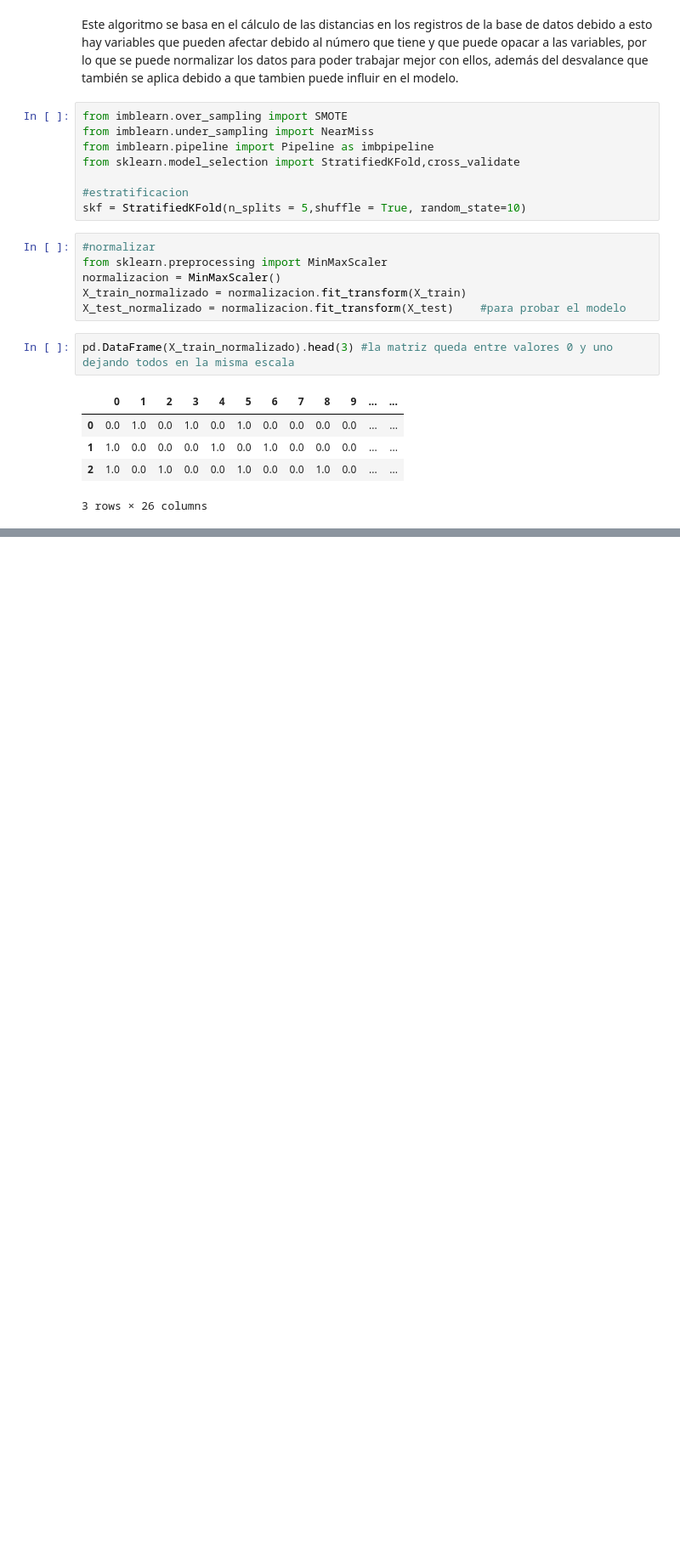
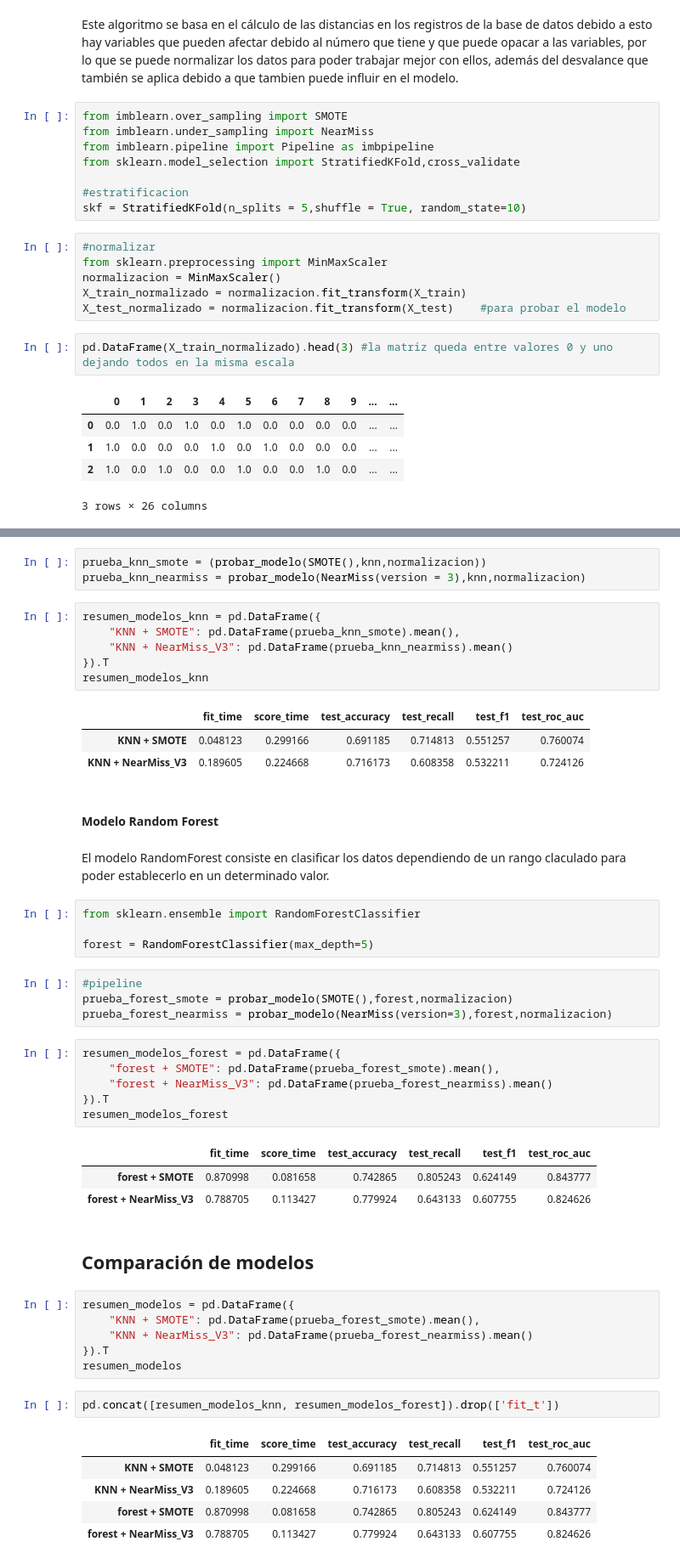
Before and after one commit to marmalux/Telecom-X-Machine-Learning, a Jupyter notebook: Churn_de_clientes_Telecom_X.ipynb, the cells around one changed output, grey strips where cells are left out. Shown at 85% size. Saved outputs shown, nothing was run; the diff lists cells and outputs as text; blank space fills up the shorter version.

```diff
--- a/Churn_de_clientes_Telecom_X.ipynb
+++ b/Churn_de_clientes_Telecom_X.ipynb
@@ -306,0 +306,51 @@ np.float64(0.759631481860062)
+# %%
+prueba_knn_smote = (probar_modelo(SMOTE(),knn,normalizacion))
+prueba_knn_nearmiss = probar_modelo(NearMiss(version = 3),knn,normalizacion)
+# %%
+resumen_modelos_knn = pd.DataFrame({
+    "KNN + SMOTE": pd.DataFrame(prueba_knn_smote).mean(),
+    "KNN + NearMiss_V3": pd.DataFrame(prueba_knn_nearmiss).mean()
+}).T
+resumen_modelos_knn
+# %% [output]
+|  | fit_time | score_time | test_accuracy | test_recall | test_f1 | test_roc_auc |
+| KNN + SMOTE | 0.048123 | 0.299166 | 0.691185 | 0.714813 | 0.551257 | 0.760074 |
+| KNN + NearMiss_V3 | 0.189605 | 0.224668 | 0.716173 | 0.608358 | 0.532211 | 0.724126 |
+# %% [markdown]
+#### Modelo Random Forest
+# %% [markdown]
+El modelo RandomForest consiste en clasificar los datos dependiendo de un rango claculado para poder establecerlo en un determinado valor.
+# %%
+from sklearn.ensemble import RandomForestClassifier
+
+forest = RandomForestClassifier(max_depth=5)
+# %%
+#pipeline
+prueba_forest_smote = probar_modelo(SMOTE(),forest,normalizacion)
+prueba_forest_nearmiss = probar_modelo(NearMiss(version=3),forest,normalizacion)
+# %%
+resumen_modelos_forest = pd.DataFrame({
+    "forest + SMOTE": pd.DataFrame(prueba_forest_smote).mean(),
+    "forest + NearMiss_V3": pd.DataFrame(prueba_forest_nearmiss).mean()
+}).T
+resumen_modelos_forest
+# %% [output]
+|  | fit_time | score_time | test_accuracy | test_recall | test_f1 | test_roc_auc |
+| forest + SMOTE | 0.870998 | 0.081658 | 0.742865 | 0.805243 | 0.624149 | 0.843777 |
+| forest + NearMiss_V3 | 0.788705 | 0.113427 | 0.779924 | 0.643133 | 0.607755 | 0.824626 |
+# %% [markdown]
+## Comparación de modelos
+# %%
+resumen_modelos = pd.DataFrame({
+    "KNN + SMOTE": pd.DataFrame(prueba_forest_smote).mean(),
+    "KNN + NearMiss_V3": pd.DataFrame(prueba_forest_nearmiss).mean()
+}).T
+resumen_modelos
+# %%
+pd.concat([resumen_modelos_knn, resumen_modelos_forest]).drop(['fit_t'])
+# %% [output]
+|  | fit_time | score_time | test_accuracy | test_recall | test_f1 | test_roc_auc |
+| KNN + SMOTE | 0.048123 | 0.299166 | 0.691185 | 0.714813 | 0.551257 | 0.760074 |
+| KNN + NearMiss_V3 | 0.189605 | 0.224668 | 0.716173 | 0.608358 | 0.532211 | 0.724126 |
+| forest + SMOTE | 0.870998 | 0.081658 | 0.742865 | 0.805243 | 0.624149 | 0.843777 |
+| forest + NearMiss_V3 | 0.788705 | 0.113427 | 0.779924 | 0.643133 | 0.607755 | 0.824626 |
```
Also changed, not shown: parts of 7 cells of this notebook.
